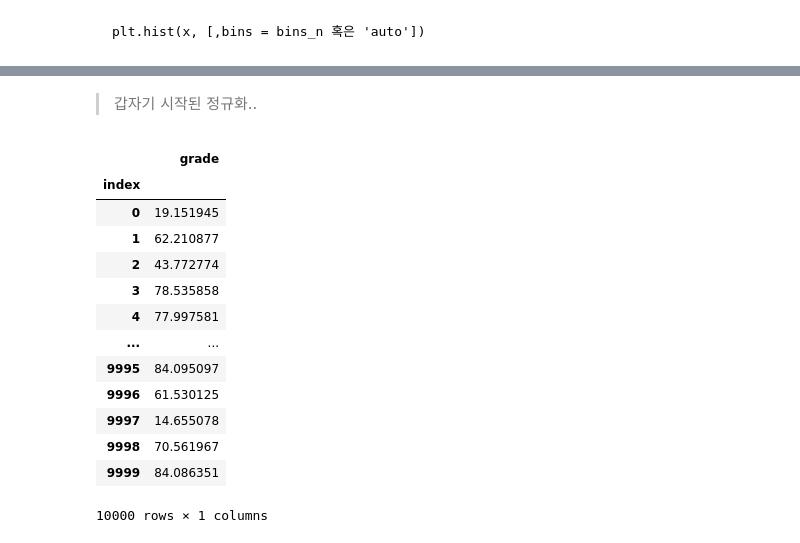
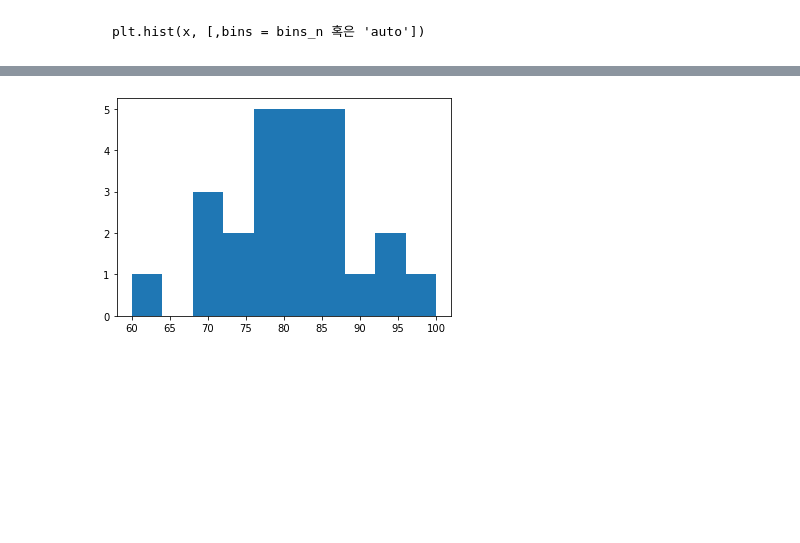
Before and after one commit to jeehoshin/python_newbie, a Jupyter notebook: chapter12_visualization.ipynb, the cells around one changed output, grey strips where cells are left out. Drawn from its saved outputs; the diff is of its cells as text; code cells hidden in the pictures; blank space fills up the shorter version.

```diff
--- a/chapter12_visualization.ipynb
+++ b/chapter12_visualization.ipynb
@@ -483,2 +486,0 @@ import matplotlib.pyplot as plt
-# %% [markdown]
-> 갑자기 시작된 정규화..
@@ -500,17 +487,6 @@ stats.
-# %%
-qnorm.quantile_normalize(data1)
-# %% [output]
-|  | grade |
-| index |  |
-| 0 | 19.151945 |
-| 1 | 62.210877 |
-| 2 | 43.772774 |
-| 3 | 78.535858 |
-| 4 | 77.997581 |
-| ... | ... |
-| 9995 | 84.095097 |
-| 9996 | 61.530125 |
-| 9997 | 14.655078 |
-| 9998 | 70.561967 |
-| 9999 | 84.086351 |
-10000 rows × 1 columns
+# %%
+math = math = [76, 82, 84, 83, 90, 86, 85, 92, 72, 71, 100, 87, 81, 76, 94, 78, 81, 60, 79, 69, 74, 87, 82, 68, 79]
+plt.hist(math)
+plt.show()
+# %% [output]
+[figure, added]
```
Also changed, not shown: parts of 33 cells of this notebook.
